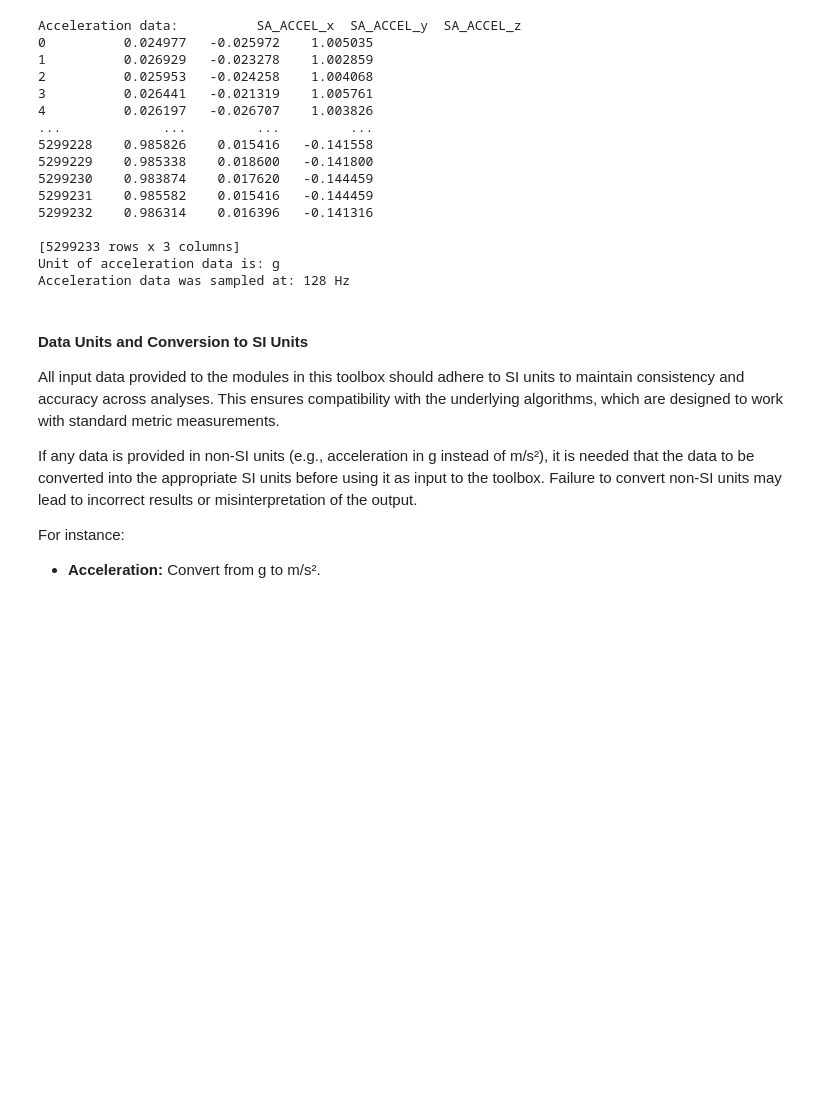
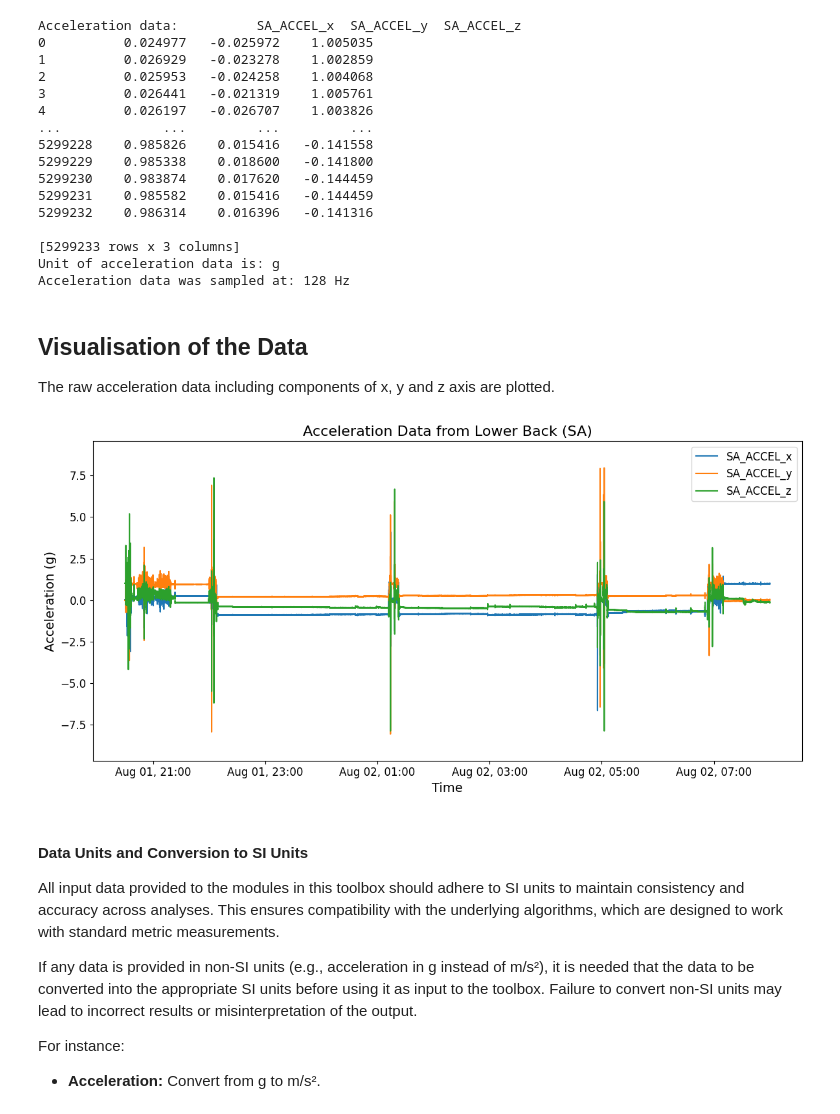
Before and after one commit to neurogeriatricskiel/KielMAT, a Jupyter notebook: examples/modules_06_sa.ipynb, the cells around one changed output. Saved outputs shown, nothing was run; the diff lists cells and outputs as text; code cells hidden in the pictures; blank space fills up the shorter version.

```diff
--- a/examples/modules_06_sa.ipynb
+++ b/examples/modules_06_sa.ipynb
@@ -162,6 +178,49 @@ Acceleration data:          SA_ACCEL_x  SA_ACCEL_y  SA_ACCEL_z
 [5299233 rows x 3 columns]
 Unit of acceleration data is: g
 Acceleration data was sampled at: 128 Hz
+# %% [markdown]
+## Visualisation of the Data
+The raw acceleration data including components of x, y and z axis are plotted.
+# %%
+# Create the plot
+fig, ax = plt.subplots(figsize=(12, 6))
+
+# Use time in real datetime format
+time = dt_data
+
+# Plot each acceleration component
+for col in accel_df.columns:
+    ax.plot(
+        time,
+        accel_df[col],
+        label=col,
+    )
+
+# Set plot labels and legend
+ax.set_ylabel("Acceleration (g)", fontsize=14)
+ax.set_xlabel("Time", fontsize=14)
+ax.legend(loc="upper right", fontsize=12)
+
+# Adjust the y-axis limits
+accel_min = accel_df.min().min()
+accel_max = accel_df.max().max()
+buffer = (accel_max - accel_min) * 0.1
+ax.set_ylim(accel_min - buffer, accel_max + buffer)
+
+# Set title
+ax.set_title("Acceleration Data from Lower Back (SA)", fontsize=16)
+
+# Format the x-axis to show hours and dates
+ax.xaxis.set_major_locator(mdates.HourLocator(interval=2))
+ax.xaxis.set_major_formatter(mdates.DateFormatter("%b %d, %H:%M"))
+plt.setp(ax.get_xticklabels(), fontsize=12)
+plt.yticks(fontsize=12)
+
+# Display the plot
+plt.tight_layout()
+plt.show()
+# %% [output]
+[figure, added]
 # %% [markdown]
 #### Data Units and Conversion to SI Units
 
```
Also changed, not shown: parts of 9 cells of this notebook, 2 other files.
